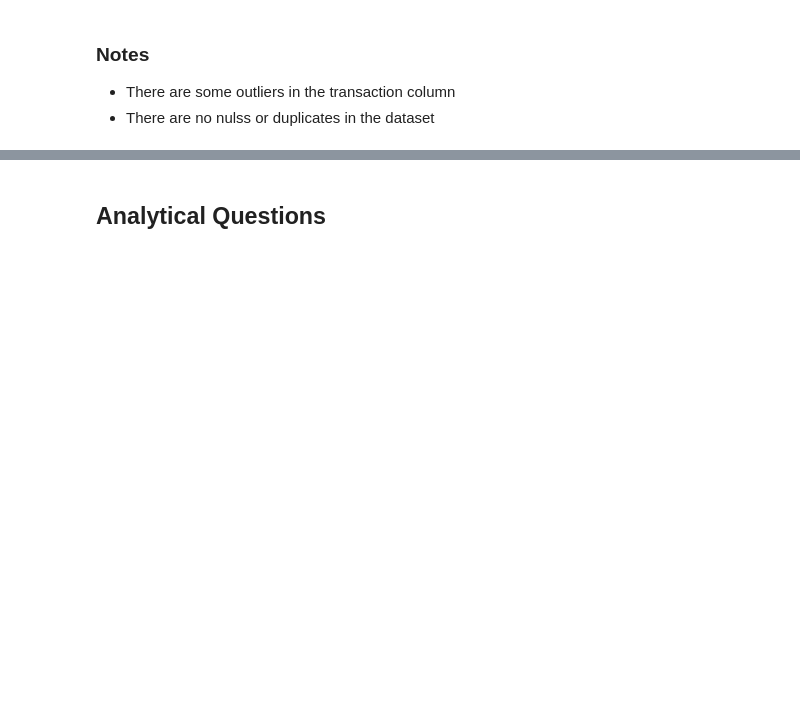
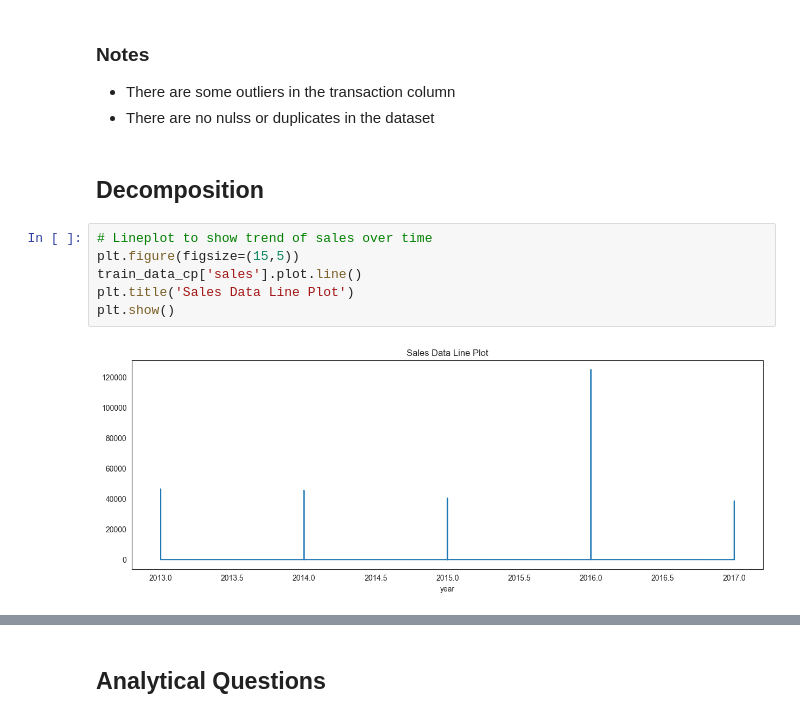
Before and after one commit to murithidenisgitobu/Time-Series-Regression-Analysis-Corporation-Favorita-, a Jupyter notebook: Time Series Regression Analysis - Corporation Favorita.ipynb, the cells around one changed output, grey strips where cells are left out. Cells and saved outputs as stored; diff of their text form; blank space fills up the shorter version.

```diff
--- a/Time Series Regression Analysis - Corporation Favorita.ipynb
+++ b/Time Series Regression Analysis - Corporation Favorita.ipynb
@@ -625,3 +629,13 @@ plt.show()
 ### **Notes**
 - There are some outliers in the transaction column
 - There are no nulss or duplicates in the dataset
+# %% [markdown]
+## **Decomposition**
+# %%
+# Lineplot to show trend of sales over time
+plt.figure(figsize=(15,5))
+train_data_cp['sales'].plot.line()
+plt.title('Sales Data Line Plot')
+plt.show()
+# %% [output]
+[figure, added]
```
Also changed, not shown: parts of 9 cells of this notebook.
